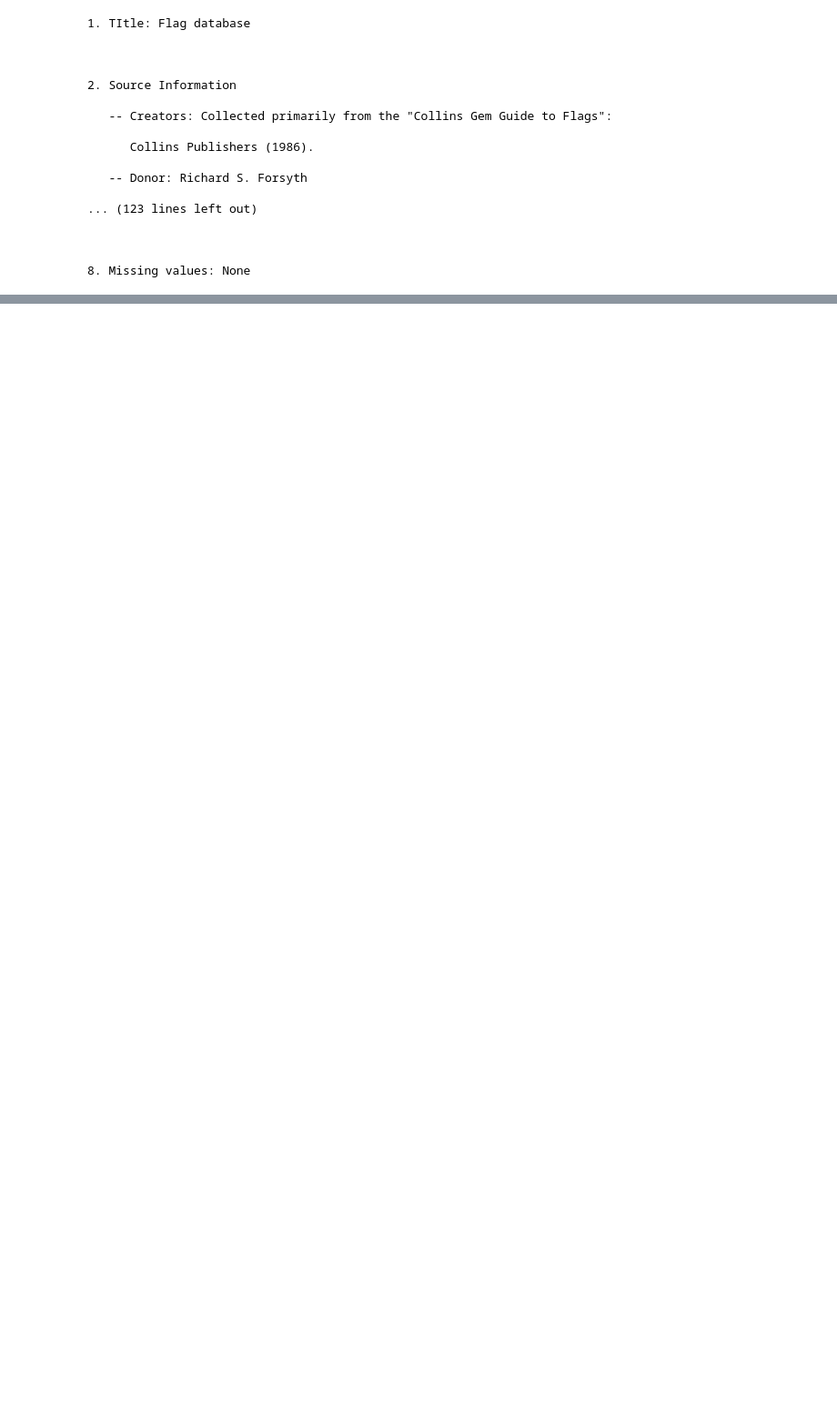
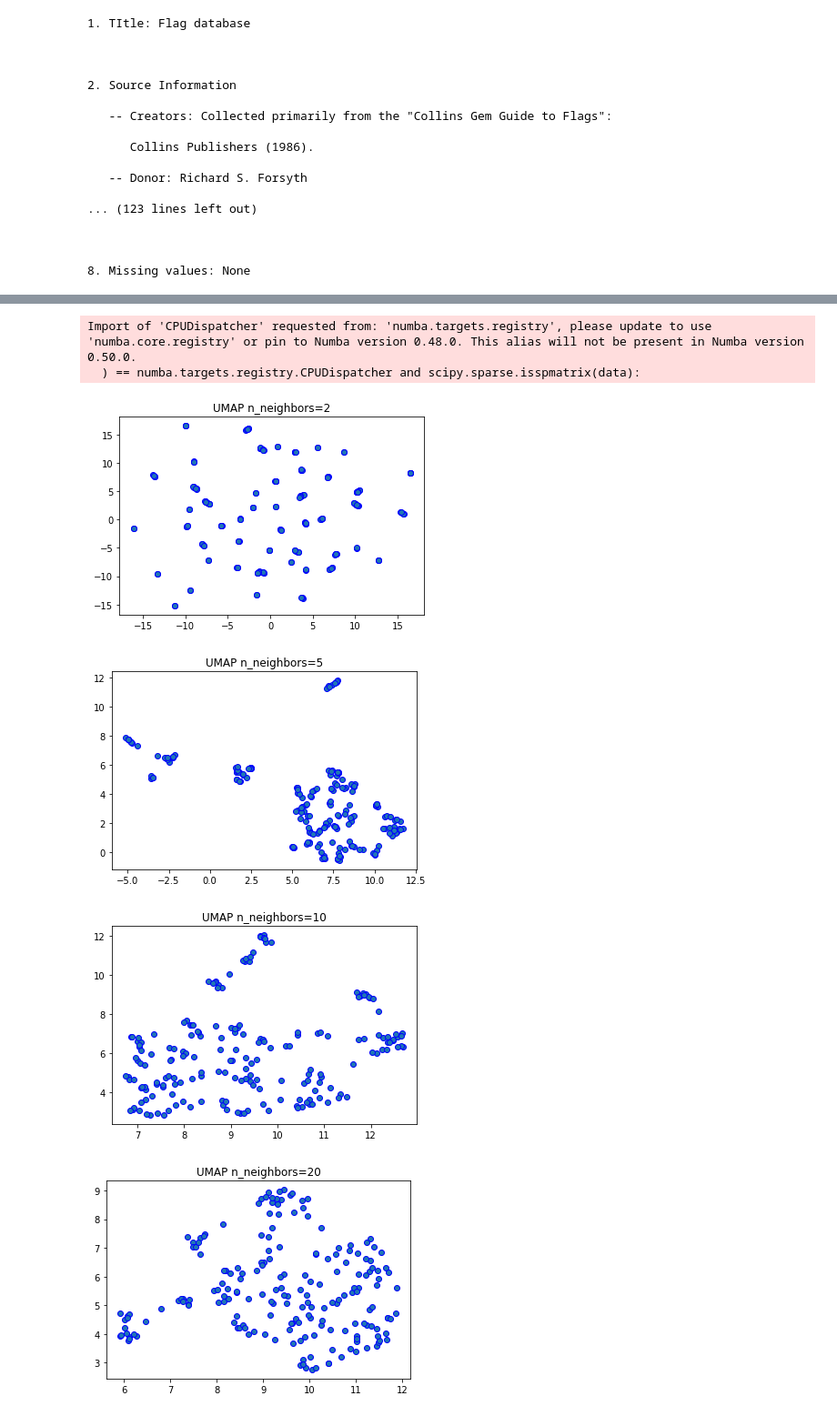
Before and after one commit to z33d1/neuro-labs, a Jupyter notebook: clusterization/main.ipynb, the cells around one changed output, grey strips where cells are left out. Shown at 91% size. Saved outputs shown, nothing was run; the diff lists cells and outputs as text; code cells hidden in the pictures; blank space fills up the shorter version.

```diff
--- a/clusterization/main.ipynb
+++ b/clusterization/main.ipynb
@@ -65,0 +139,16 @@ X.head()
+# %%
+for n in (2, 5, 10, 20, 50, 100):
+    umap_emb = umap.UMAP(n_neighbors=n, min_dist=0.1, n_components=2, metric='euclidean')
+
+    show_reduced = umap_emb.fit_transform(X_std)
+    fig, ax = plt.subplots()
+    ax.scatter(show_reduced[:, 0], show_reduced[:, 1], edgecolor='b', )
+    ax.set_title(f'UMAP n_neighbors={n}')
+    plt.show()
+# %% [output]
+Import of 'CPUDispatcher' requested from: 'numba.targets.registry', please update to use 'numba.core.registry' or pin to Numba version 0.48.0. This alias will not be present in Numba version 0.50.0.
+  ) == numba.targets.registry.CPUDispatcher and scipy.sparse.isspmatrix(data):
+[figure, added]
+[figure, added]
+[figure, added]
+[figure, added]
```
Also changed, not shown: parts of 17 cells of this notebook, 13 other files.
